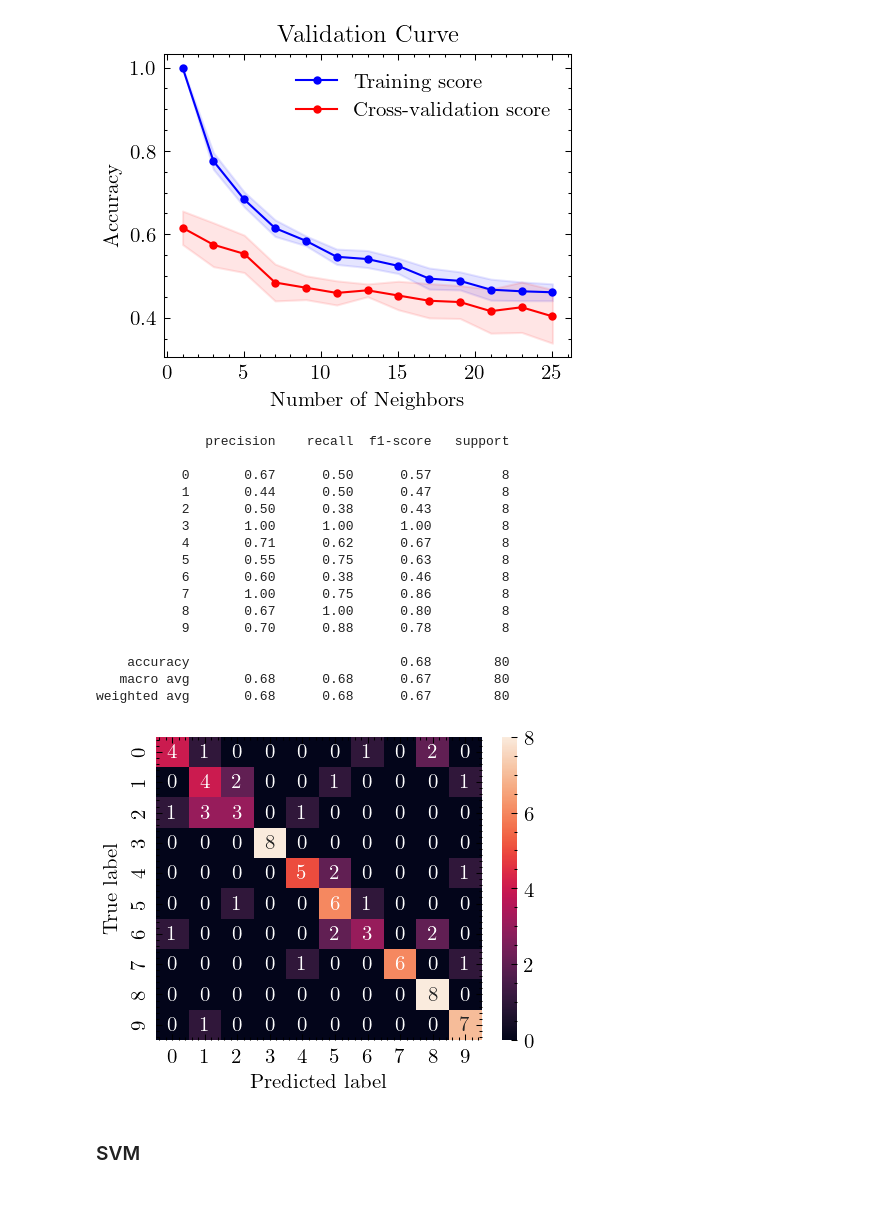
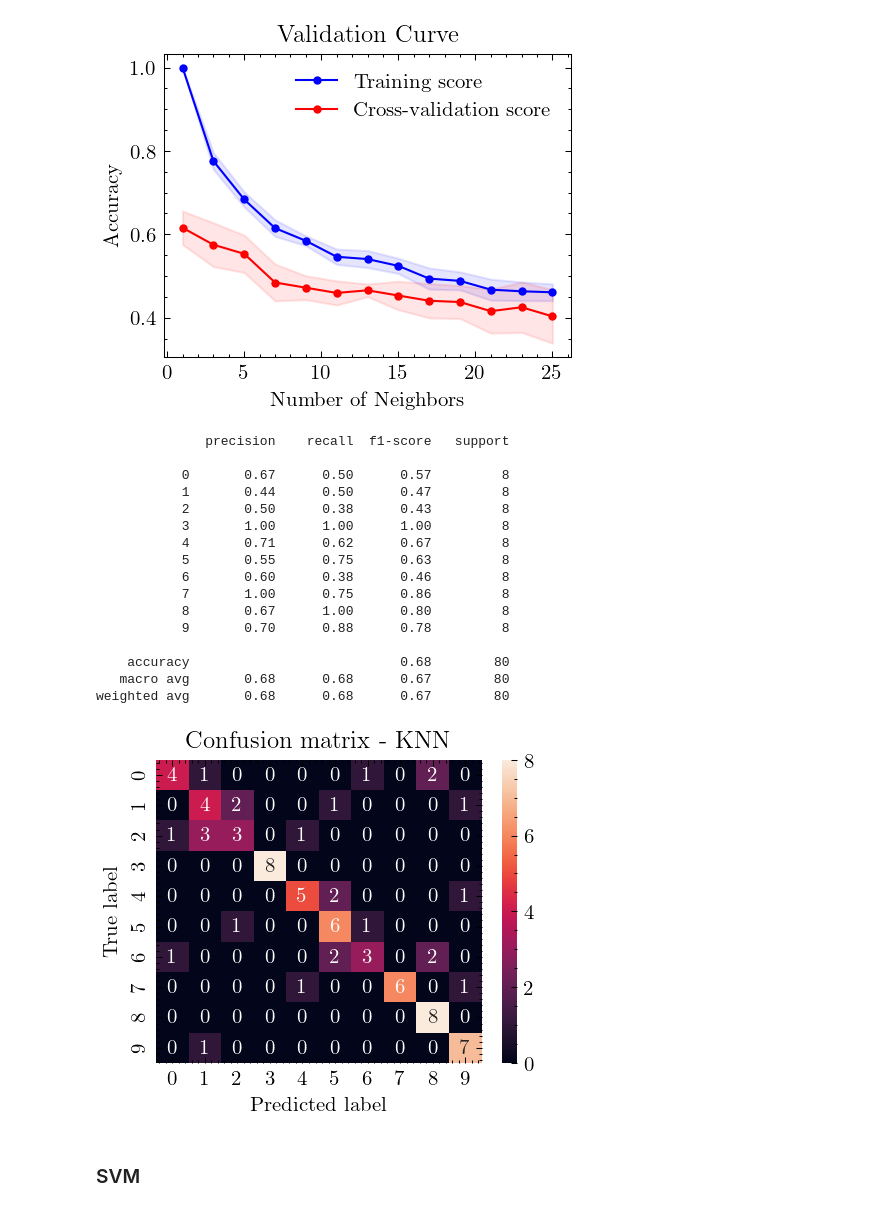
Before and after one commit to FilippoUslenghi/audio-pattern, a Jupyter notebook: project.ipynb, the cells around one changed output. Cells and saved outputs as stored; diff of their text form; code cells hidden in the pictures.

Commit message:
added images

```diff
--- a/project.ipynb
+++ b/project.ipynb
@@ -473,34 +481,37 @@ plt.show()
 # %%
 # Train a knn classifier with found hyperparameter
 clf = KNeighborsClassifier(n_neighbors=1)
 clf.fit(X_train, y_train)
 y_pred = clf.predict(X_test)
 print(classification_report(y_test, y_pred))
 
 # Plot confusion matrix
 plt.figure(dpi=150)
 sns.heatmap(confusion_matrix(y_test, y_pred), annot=True)
 plt.xlabel("Predicted label")
 plt.ylabel("True label")
+plt.title("Confusion matrix - KNN")
+os.makedirs("images", exist_ok=True)
+plt.savefig(os.path.join("images", "confusion_matrix_knn.png"), dpi=150)
 plt.show()
 # %% [output]
               precision    recall  f1-score   support
 
            0       0.67      0.50      0.57         8
            1       0.44      0.50      0.47         8
            2       0.50      0.38      0.43         8
            3       1.00      1.00      1.00         8
            4       0.71      0.62      0.67         8
            5       0.55      0.75      0.63         8
            6       0.60      0.38      0.46         8
            7       1.00      0.75      0.86         8
            8       0.67      1.00      0.80         8
            9       0.70      0.88      0.78         8
 
     accuracy                           0.68        80
    macro avg       0.68      0.68      0.67        80
 weighted avg       0.68      0.68      0.67        80
-[figure, old version]
+[figure, new version]
 # %% [markdown]
 ### SVM
 # %%
```
Also changed, not shown: parts of 9 cells of this notebook, 14 other files.
